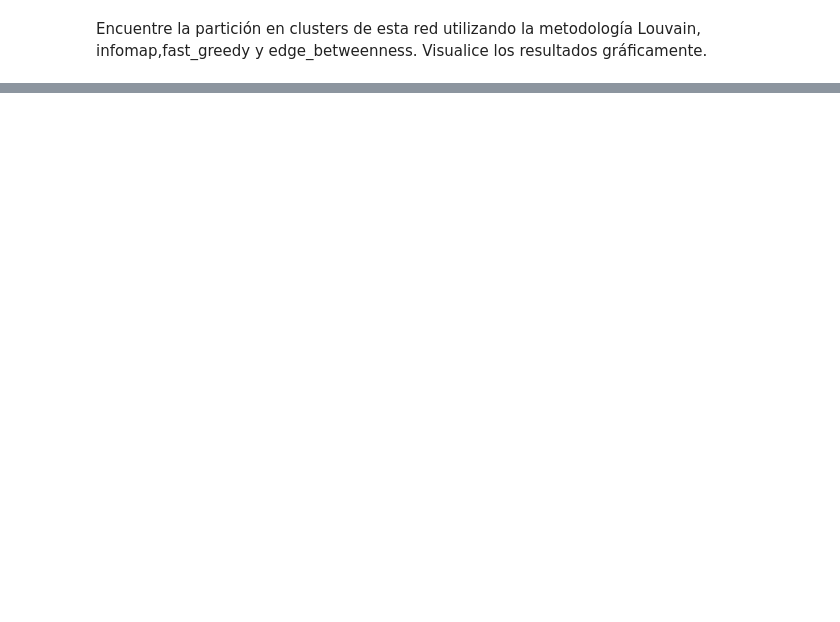
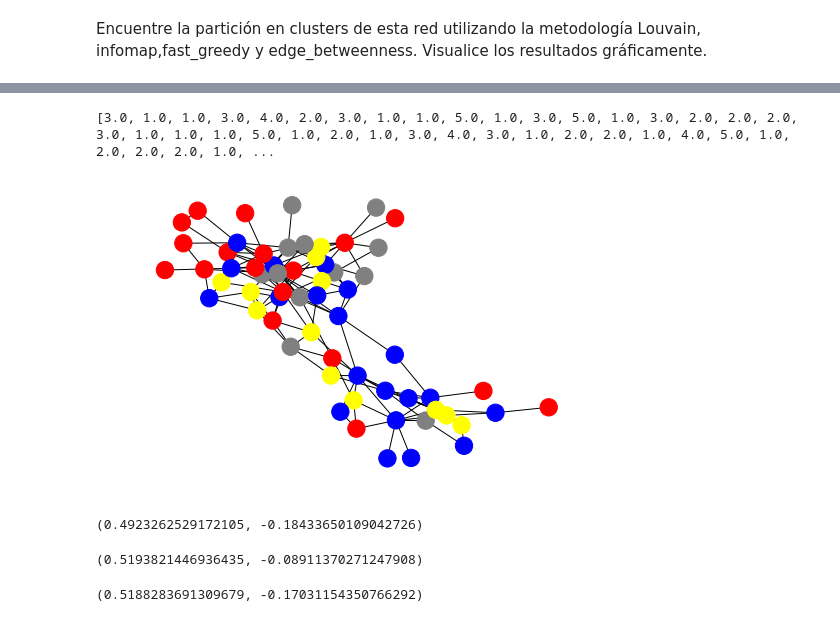
Before and after one commit to yuditsabet/TP3, a Jupyter notebook: tc03/TP3.ipynb, the cells around one changed output, grey strips where cells are left out. Drawn from its saved outputs; the diff is of its cells as text; code cells hidden in the pictures; blank space fills up the shorter version.

```diff
--- a/tc03/TP3.ipynb
+++ b/tc03/TP3.ipynb
@@ -136,3 +140,15 @@ None
+# %%
+comunidades = dict()
+
+for d,i in zip(delfines,labels_infomap):
+    comunidades[d]=i
+
+nx.set_node_attributes(delfines, comunidades, 'infomap')
+nx.draw(delfines,node_color=["blue" if g==1.0 else "red" if g==2.0 else "grey" if g==3.0 else "yellow" for g in nx.get_node_attributes(delfines,"infomap").values()],)
+print (nx.get_node_attributes(delfines, "infomap").values())
+# %% [output]
+[3.0, 1.0, 1.0, 3.0, 4.0, 2.0, 3.0, 1.0, 1.0, 5.0, 1.0, 3.0, 5.0, 1.0, 3.0, 2.0, 2.0, 2.0, 3.0, 1.0, 1.0, 1.0, 5.0, 1.0, 2.0, 1.0, 3.0, 4.0, 3.0, 1.0, 2.0, 2.0, 1.0, 4.0, 5.0, 1.0, 2.0, 2.0, 2.0, 1.0, ...
+[figure, added]
 # %%
 #Modularidad
 def modularidad(G,atributo):
@@ -164 +182,16 @@ def silouethe(G,atributo):
     return np.mean(S.values())
+# %%
+algoritmo='fastgreedy'
+print(modularidad(delfines,algoritmo),silouethe(delfines,algoritmo))
+# %% [output]
+(0.4923262529172105, -0.18433650109042726)
+# %%
+algoritmo='edge_betweenness'
+print(modularidad(delfines,algoritmo),silouethe(delfines,algoritmo))
+# %% [output]
+(0.5193821446936435, -0.08911370271247908)
+# %%
+algoritmo='louvain'
+print(modularidad(delfines,algoritmo),silouethe(delfines,algoritmo))
+# %% [output]
+(0.5188283691309679, -0.17031154350766292)
```
Also changed, not shown: parts of 15 cells of this notebook.
